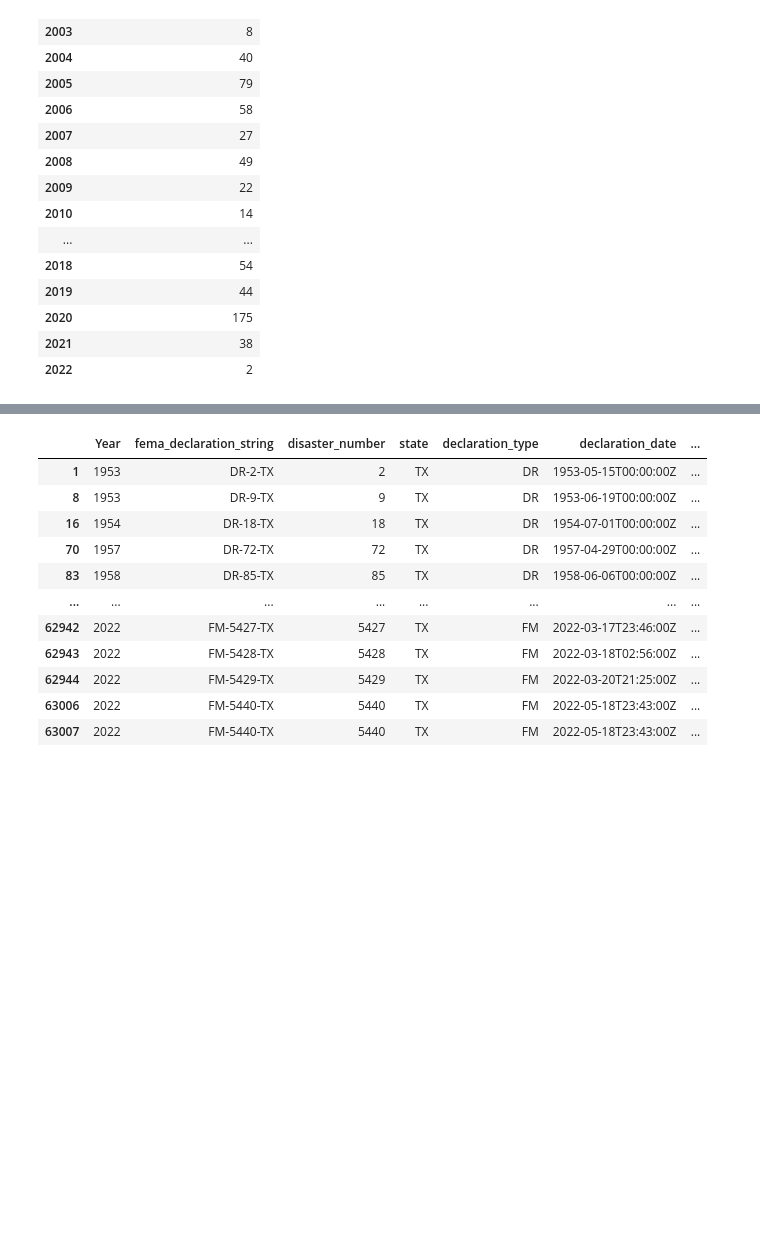
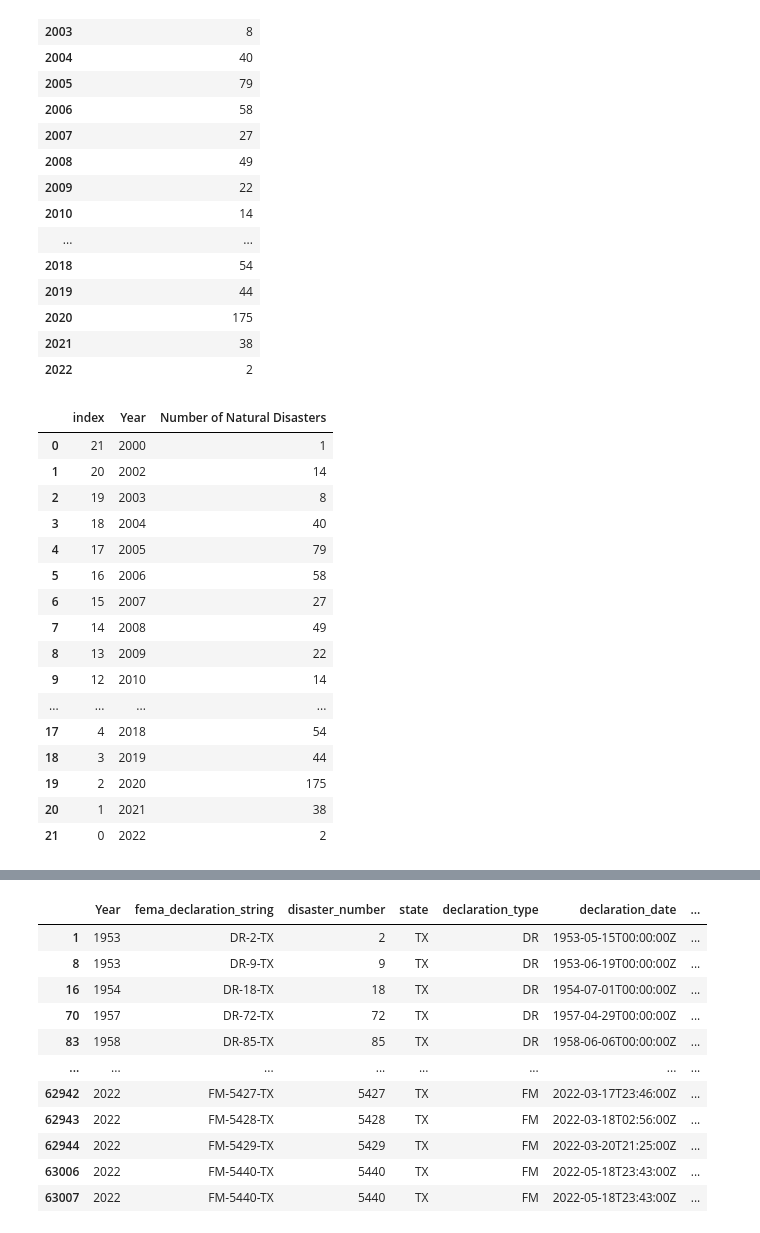
Before and after one commit to verevar/etl-project, a Jupyter notebook: Untitled.ipynb, the cells around one changed output, grey strips where cells are left out. Cells and saved outputs as stored; diff of their text form; code cells hidden in the pictures; blank space fills up the shorter version.

```diff
--- a/Untitled.ipynb
+++ b/Untitled.ipynb
@@ -209,3 +213,31 @@ curr_nat_dis_ca_total_df
 | 2020 | 175 |
 | 2021 | 38 |
 | 2022 | 2 |
+# %%
+curr_nat_dis_ca_total_df = curr_nat_dis_ca_total_df.sort_values(by = ['Year'],ascending = True)
+curr_nat_dis_ca_total_df = curr_nat_dis_ca_total_df.reset_index()
+curr_nat_dis_ca_total_df
+
+
+# time = curr_nat_dis_ca_total_df["Year"]
+# disasters = curr_nat_dis_ca_total_df["Number of Natural Disasters"]
+# plt.plot(time, disasters)
+# plt.show()
+# %% [output]
+|  | index | Year | Number of Natural Disasters |
+| 0 | 21 | 2000 | 1 |
+| 1 | 20 | 2002 | 14 |
+| 2 | 19 | 2003 | 8 |
+| 3 | 18 | 2004 | 40 |
+| 4 | 17 | 2005 | 79 |
+| 5 | 16 | 2006 | 58 |
+| 6 | 15 | 2007 | 27 |
+| 7 | 14 | 2008 | 49 |
+| 8 | 13 | 2009 | 22 |
+| 9 | 12 | 2010 | 14 |
+| ... | ... | ... | ... |
+| 17 | 4 | 2018 | 54 |
+| 18 | 3 | 2019 | 44 |
+| 19 | 2 | 2020 | 175 |
+| 20 | 1 | 2021 | 38 |
+| 21 | 0 | 2022 | 2 |
```
Also changed, not shown: parts of 5 cells of this notebook.
